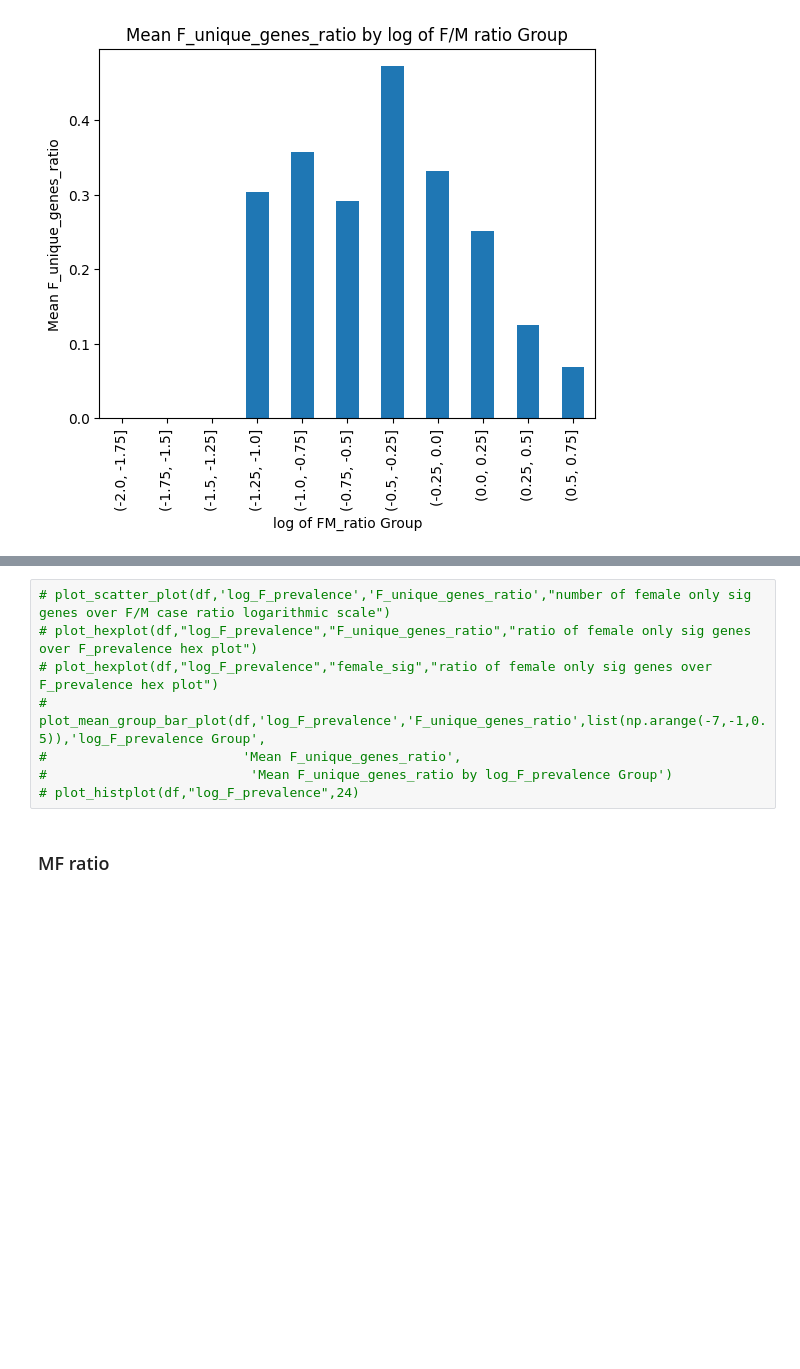
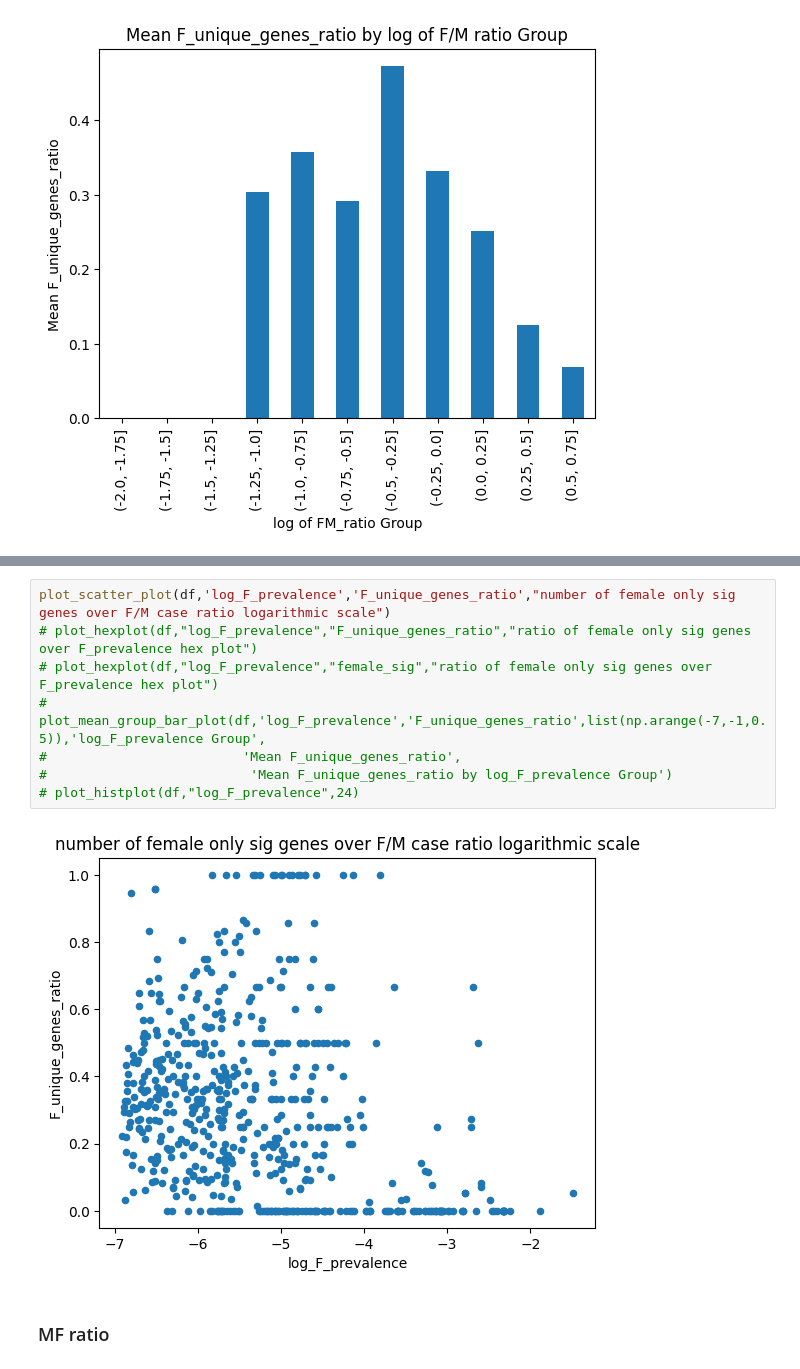
Before and after one commit to RoeiZucker/jupyter_backup, a Jupyter notebook: Thesis_project/basic_sex_depandent_prediction.ipynb, the cells around one changed output, grey strips where cells are left out. Drawn from its saved outputs; the diff is of its cells as text; blank space fills up the shorter version.

```diff
--- a/Thesis_project/basic_sex_depandent_prediction.ipynb
+++ b/Thesis_project/basic_sex_depandent_prediction.ipynb
@@ -370,11 +409,13 @@ plot_hexplot(df,"log_F_prevalence","M_unique_genes_ratio","ratio of male only si
 # %%
-# plot_scatter_plot(df,'log_F_prevalence','F_unique_genes_ratio',"number of female only sig genes over F/M case ratio logarithmic scale")
+plot_scatter_plot(df,'log_F_prevalence','F_unique_genes_ratio',"number of female only sig genes over F/M case ratio logarithmic scale")
 # plot_hexplot(df,"log_F_prevalence","F_unique_genes_ratio","ratio of female only sig genes over F_prevalence hex plot")
 # plot_hexplot(df,"log_F_prevalence","female_sig","ratio of female only sig genes over F_prevalence hex plot")
 # plot_mean_group_bar_plot(df,'log_F_prevalence','F_unique_genes_ratio',list(np.arange(-7,-1,0.5)),'log_F_prevalence Group',
 #                         'Mean F_unique_genes_ratio',
 #                          'Mean F_unique_genes_ratio by log_F_prevalence Group')
 # plot_histplot(df,"log_F_prevalence",24)
+# %% [output]
+[figure, added]
 # %% [markdown]
 ### MF ratio
 # %%
```
Also changed, not shown: parts of 20 cells of this notebook, 19 other files.
